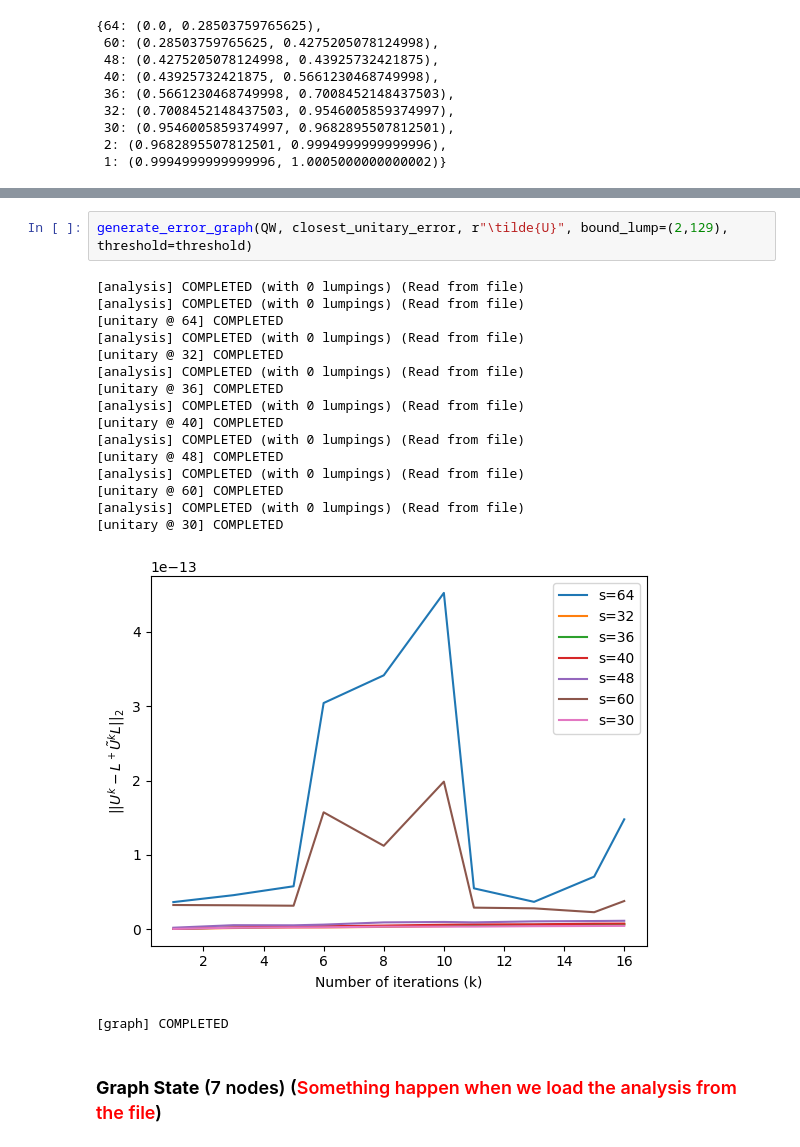
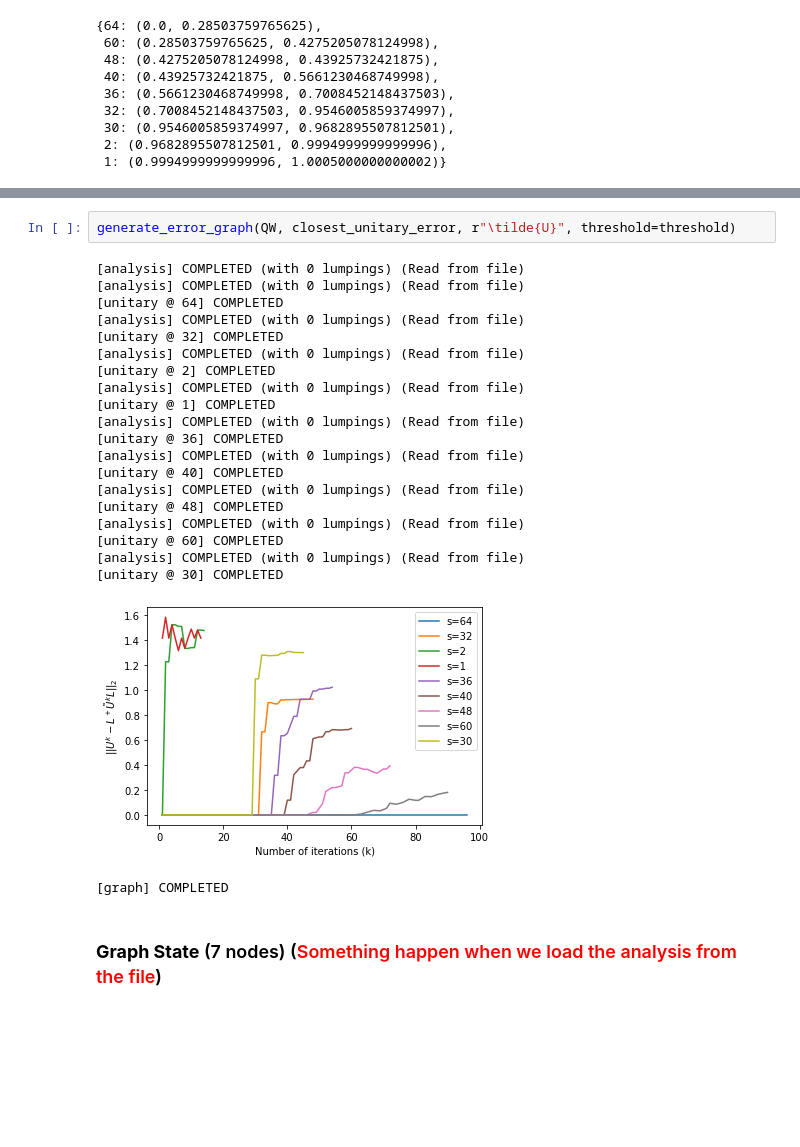
Before and after one commit to Antonio-JP/CLUE, a Jupyter notebook: notebooks/numerical_quantum.ipynb, the cells around one changed output, grey strips where cells are left out. Saved outputs shown, nothing was run; the diff lists cells and outputs as text; blank space fills up the shorter version.

```diff
--- a/notebooks/numerical_quantum.ipynb
+++ b/notebooks/numerical_quantum.ipynb
@@ -124,22 +153,26 @@ generate_error_graph(QW, bound_lump=(2,129), threshold=threshold)
 # %%
-generate_error_graph(QW, closest_unitary_error, r"\tilde{U}", bound_lump=(2,129), threshold=threshold)
+generate_error_graph(QW, closest_unitary_error, r"\tilde{U}", threshold=threshold)
 # %% [output]
 [analysis] COMPLETED (with 0 lumpings) (Read from file)
 [analysis] COMPLETED (with 0 lumpings) (Read from file)
 [unitary @ 64] COMPLETED
 [analysis] COMPLETED (with 0 lumpings) (Read from file)
 [unitary @ 32] COMPLETED
+[analysis] COMPLETED (with 0 lumpings) (Read from file)
+[unitary @ 2] COMPLETED
+[analysis] COMPLETED (with 0 lumpings) (Read from file)
+[unitary @ 1] COMPLETED
 [analysis] COMPLETED (with 0 lumpings) (Read from file)
 [unitary @ 36] COMPLETED
 [analysis] COMPLETED (with 0 lumpings) (Read from file)
 [unitary @ 40] COMPLETED
 [analysis] COMPLETED (with 0 lumpings) (Read from file)
 [unitary @ 48] COMPLETED
 [analysis] COMPLETED (with 0 lumpings) (Read from file)
 [unitary @ 60] COMPLETED
 [analysis] COMPLETED (with 0 lumpings) (Read from file)
 [unitary @ 30] COMPLETED
-[figure, old version]
+[figure, new version]
 [graph] COMPLETED
 # %% [markdown]
 ### **Graph State** (7 nodes) (<font color='red'>Something happen when we load the analysis from the file</font>)
```
Also changed, not shown: parts of 12 cells of this notebook, 2 other files.
